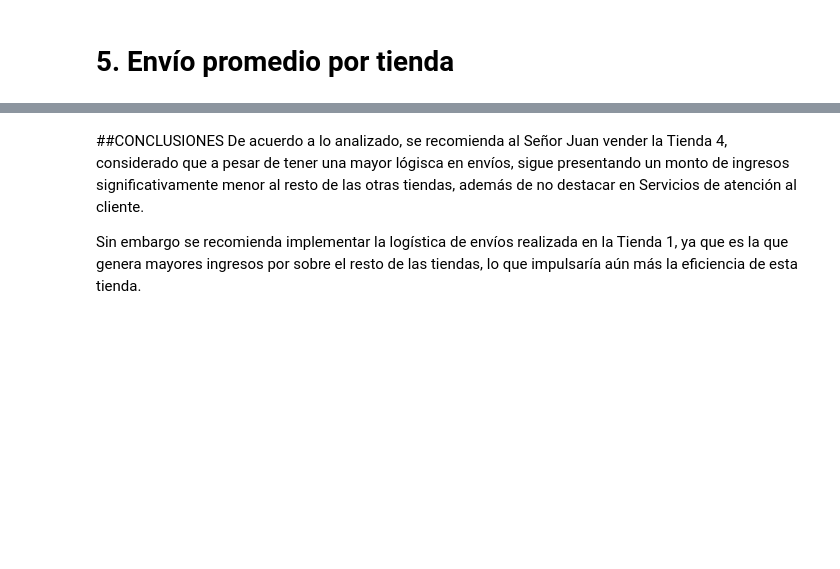
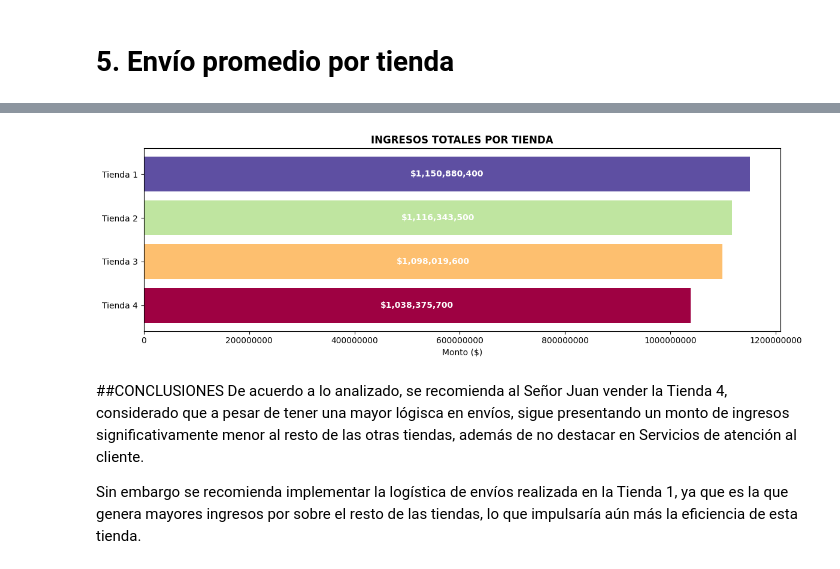
Before and after one commit to merchibel/Alura-Store, a Jupyter notebook: AluraStoreLatam.ipynb, the cells around one changed output, grey strips where cells are left out. Cells and saved outputs as stored; diff of their text form; code cells hidden in the pictures; blank space fills up the shorter version.

```diff
--- a/AluraStoreLatam.ipynb
+++ b/AluraStoreLatam.ipynb
@@ -221,3 +286,28 @@ Envío promedio - Tienda 4: 23459.457167090754
+# %%
+plt.figure(figsize=(12, 4))
+
+df_ordenado = df_ingresos.sort_values('Ingreso Total', ascending=True)
+
+bars = plt.barh(df_ordenado['Tienda'], df_ordenado['Ingreso Total'],
+                color=plt.cm.Spectral(np.linspace(0,1, len(df_ordenado))),
+                linewidth=1)
+
+plt.title('INGRESOS TOTALES POR TIENDA', fontweight='bold', fontsize=12)
+plt.xlabel('Monto ($)')
+
+plt.ticklabel_format(axis='x', style='plain') #Plain para que salgan los montos completos, si no salen como 0.1
+
+for bar in bars:
+    width = bar.get_width()
+    plt.text(width / 2, bar.get_y() + bar.get_height()/2,
+                f'${width:,.0f}', ha='center', va='center',
+                color='white', fontweight='bold')
+
+plt.tight_layout()
+plt.savefig('ingresos_totales_tiendas.png', dpi=300, bbox_inches='tight')
+plt.show()
+# %% [output]
+[figure, added]
 # %% [markdown]
 ##CONCLUSIONES
 De acuerdo a lo analizado, se recomienda al Señor Juan vender la Tienda 4, considerado que a pesar de tener una mayor lógisca en envíos, sigue presentando un monto de ingresos significativamente menor al resto de las otras tiendas, además de no destacar en Servicios de atención al cliente.
```
Also changed, not shown: parts of 21 cells of this notebook.
